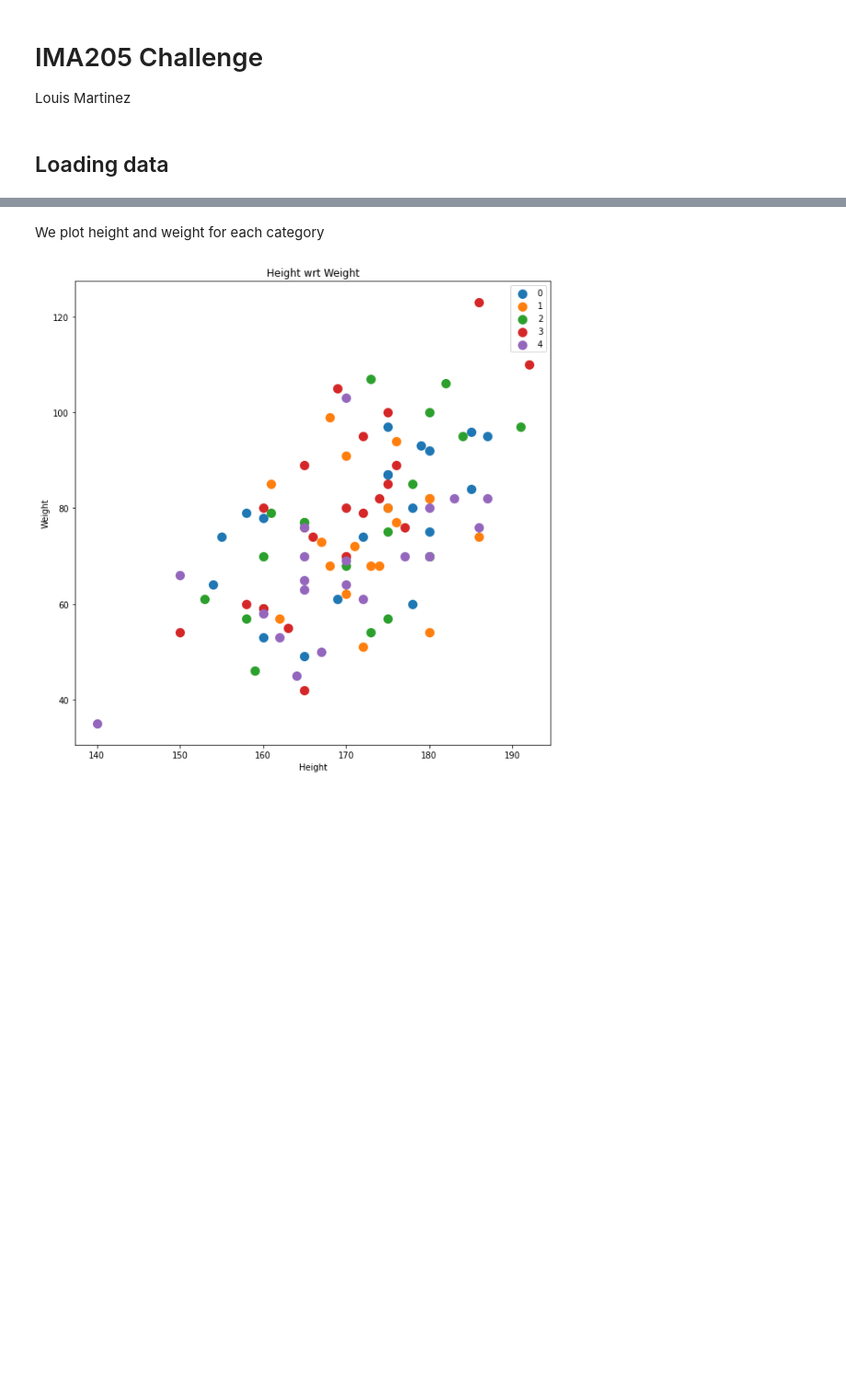
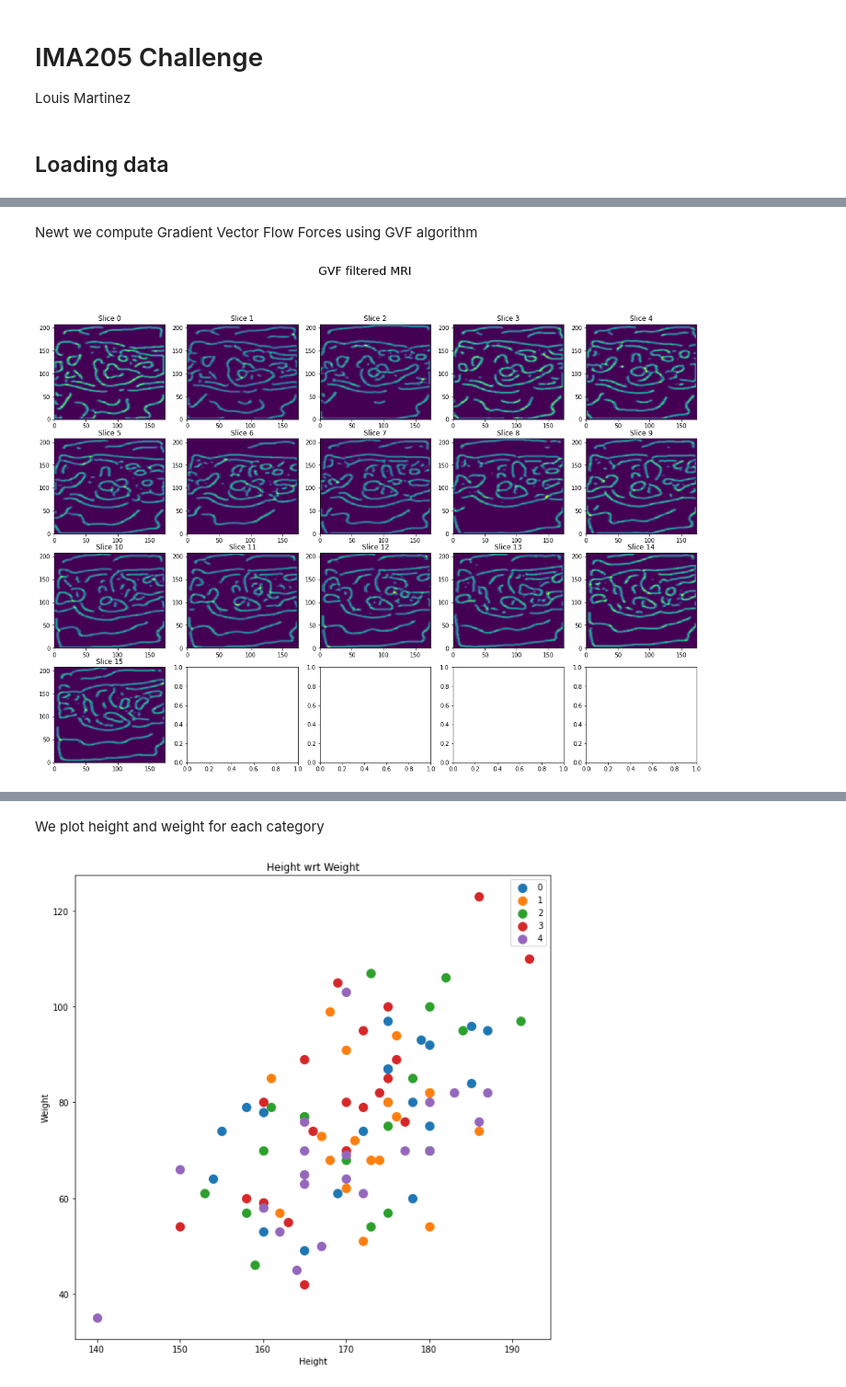
Before and after one commit to lmartinez2001/Challenge, a Jupyter notebook: challenge.ipynb, the cells around one changed output, grey strips where cells are left out. Shown at 92% size. Cells and saved outputs as stored; diff of their text form; code cells hidden in the pictures; blank space fills up the shorter version.

```diff
--- a/challenge.ipynb
+++ b/challenge.ipynb
@@ -104,0 +126,29 @@ mri_train[0][0].shape
+# %% [markdown]
+Newt we compute Gradient Vector Flow Forces using GVF algorithm
+# %%
+from skimage.filters import sobel_h, sobel_v, laplace
+
+def GVF(edgemap, mu=0.02, iterations=100):
+    """Gradient Vector Flow algorithm for edge detection"""
+    # Initialize
+    u = np.zeros(edgemap.shape)
+    v = np.zeros(edgemap.shape)
+    u[1:-1, 1:-1] = edgemap[1:-1, 1:-1]
+    v[1:-1, 1:-1] = edgemap[1:-1, 1:-1]
+
+    for i in range(iterations):
+        # We use laplacian
+        u[1:-1, 1:-1] = (u[1:-1, 1:-1] + mu * (u[2:, 1:-1] + u[:-2, 1:-1] + u[1:-1, 2:] + u[1:-1, :-2] - 4 * u[1:-1, 1:-1])) / (1 + 4 * mu)
+        v[1:-1, 1:-1] = (v[1:-1, 1:-1] + mu * (v[2:, 1:-1] + v[:-2, 1:-1] + v[1:-1, 2:] + v[1:-1, :-2] - 4 * v[1:-1, 1:-1])) / (1 + 4 * mu)
+
+    return u, v
+
+def GVF_filter(edgemap, mu=0.02, iterations=50):
+    """Filter an edge map using GVF"""
+    u, v = GVF(edgemap, mu=mu, iterations=iterations)
+    return np.sqrt(u**2 + v**2)
+
+mri_gvf=np.vectorize(GVF_filter, signature='(n,m)->(n,m)')(mri_canny)
+plot_slices(mri_gvf, title='GVF filtered MRI')
+# %% [output]
+[figure, added]
```
Also changed, not shown: parts of 30 cells of this notebook.
